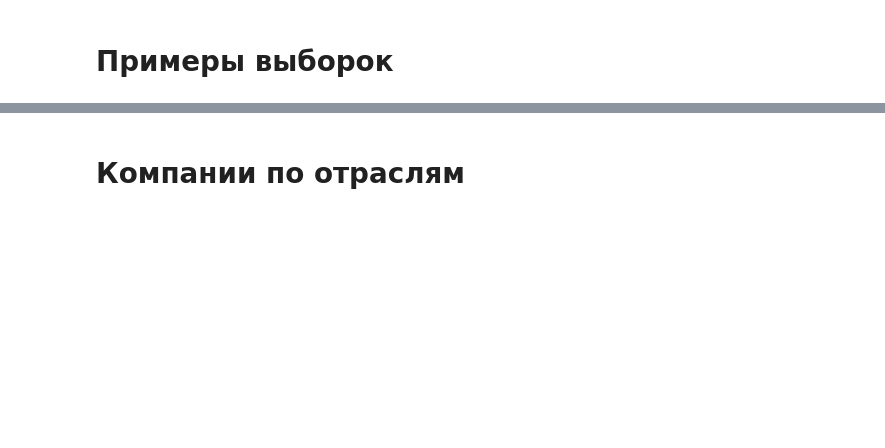
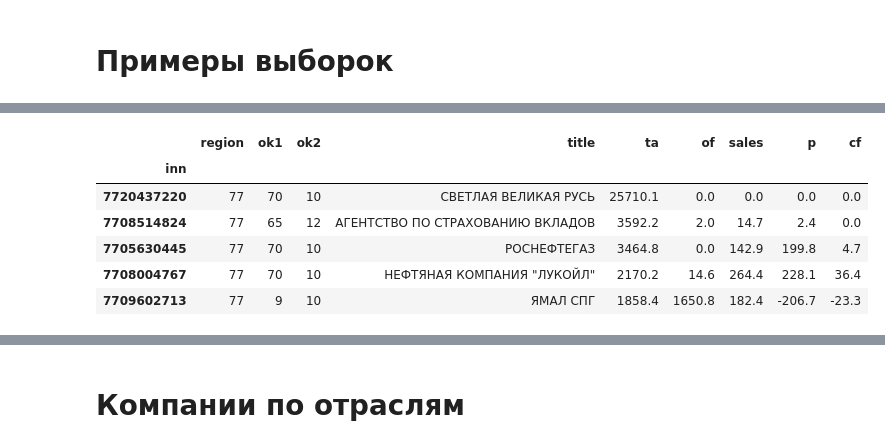
Before and after one commit to ru-corporate/boo, a Jupyter notebook: boo.ipynb, the cells around one changed output, grey strips where cells are left out. Saved outputs shown, nothing was run; the diff lists cells and outputs as text; code cells hidden in the pictures; blank space fills up the shorter version.

```diff
--- a/boo.ipynb
+++ b/boo.ipynb
@@ -184,6 +63,14 @@ df.query('ta>100').sample(10)
 # %%
-# Какие компании не попадают в основные отрасли?
+# Какие крупные компании не попадают в основные отрасли?
 exclude = [64,66,46,6,24,49,19,20,35,47,45,29,41,42,61,68]
-sort(df, "ta")[~df.ok1.isin(exclude)].iloc[:20,:]
+sort(df, "ta")[~df.ok1.isin(exclude)].head(5)
+# %% [output]
+|  | region | ok1 | ok2 | title | ta | of | sales | p | cf |
+| inn |  |  |  |  |  |  |  |  |  |
+| 7720437220 | 77 | 70 | 10 | СВЕТЛАЯ ВЕЛИКАЯ РУСЬ | 25710.1 | 0.0 | 0.0 | 0.0 | 0.0 |
+| 7708514824 | 77 | 65 | 12 | АГЕНТСТВО ПО СТРАХОВАНИЮ ВКЛАДОВ | 3592.2 | 2.0 | 14.7 | 2.4 | 0.0 |
+| 7705630445 | 77 | 70 | 10 | РОСНЕФТЕГАЗ | 3464.8 | 0.0 | 142.9 | 199.8 | 4.7 |
+| 7708004767 | 77 | 70 | 10 | НЕФТЯНАЯ КОМПАНИЯ "ЛУКОЙЛ" | 2170.2 | 14.6 | 264.4 | 228.1 | 36.4 |
+| 7709602713 | 77 | 9 | 10 | ЯМАЛ СПГ | 1858.4 | 1650.8 | 182.4 | -206.7 | -23.3 |
 # %%
 inn(df, 1660056570)
```
Also changed, not shown: parts of 24 cells of this notebook.
